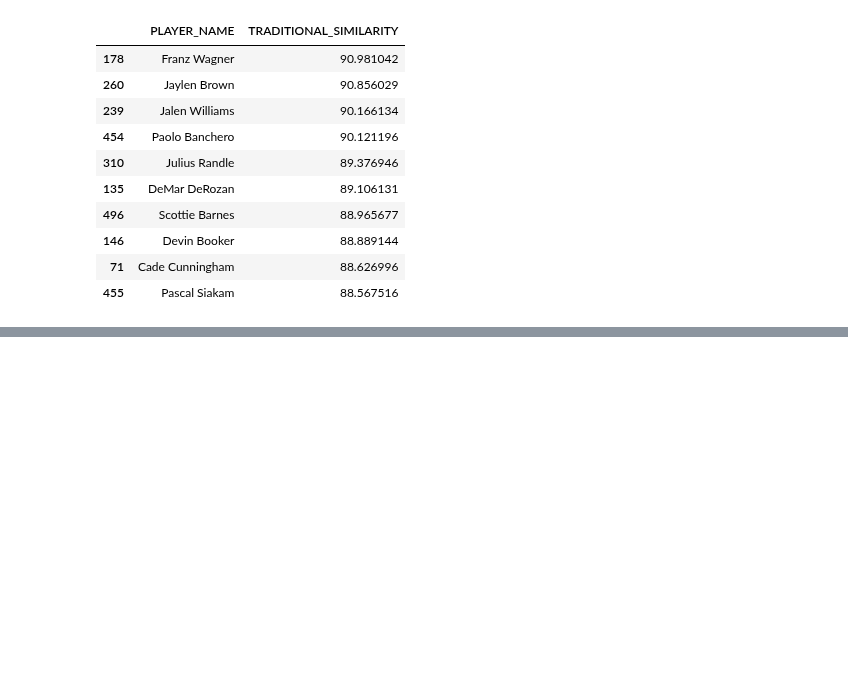
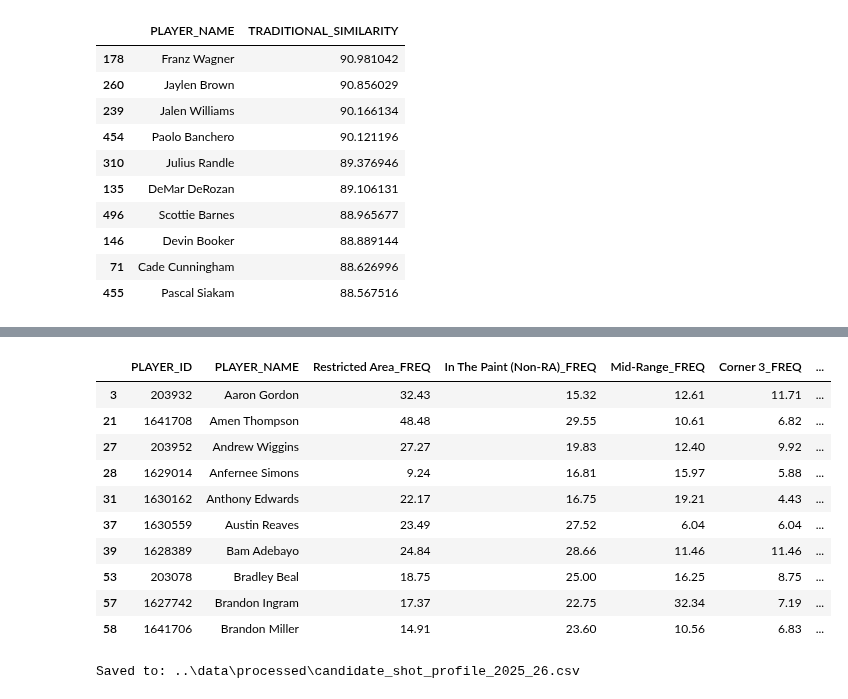
Before and after one commit to bo-aryan/kobe-similarity-analysis, a Jupyter notebook: notebooks/day03_kobe_reference.ipynb, the cells around one changed output, grey strips where cells are left out. Cells and saved outputs as stored; diff of their text form; code cells hidden in the pictures; blank space fills up the shorter version.

```diff
--- a/notebooks/day03_kobe_reference.ipynb
+++ b/notebooks/day03_kobe_reference.ipynb
@@ -656,0 +1265,4 @@ candidate_stats[
+# %%
+print("Shot profile columns:")
+for i, col in enumerate(shot_test_df.columns):
+    print(i, col)
@@ -656,0 +1371,8 @@ candidate_stats[
+# %%
+# Flatten the MultiIndex columns
+test_df.columns = [
+    col[1] if col[0] == "" else f"{col[0]}_{col[1]}"
+    for col in test_df.columns
+]
+
+print(test_df.columns.tolist())
@@ -656,0 +1415,17 @@ candidate_stats[
+# %%
+# Total shots represented by the six non-overlapping zones
+candidate_shots["TOTAL_ZONE_FGA"] = candidate_shots[shot_zone_fga].sum(axis=1)
+
+# Convert each zone into a percentage of the player's shots
+for col in shot_zone_fga:
+    zone_name = col.replace("_FGA", "")
+    candidate_shots[f"{zone_name}_FREQ"] = (
+        candidate_shots[col] / candidate_shots["TOTAL_ZONE_FGA"] * 100
+    )
+
+print(
+    candidate_shots[
+        ["PLAYER_NAME"] +
+        [col.replace("_FGA", "_FREQ") for col in shot_zone_fga]
+    ].head(10).round(2)
+)
@@ -656,0 +1450,38 @@ candidate_stats[
+# %%
+shooting_tendency_columns = [
+    "PLAYER_ID",
+    "PLAYER_NAME",
+    "Restricted Area_FREQ",
+    "In The Paint (Non-RA)_FREQ",
+    "Mid-Range_FREQ",
+    "Corner 3_FREQ",
+    "Above the Break 3_FREQ",
+    "Backcourt_FREQ"
+]
+
+candidate_shot_profile = candidate_shots[shooting_tendency_columns].copy()
+
+candidate_shot_profile.head(10).round(2)
+# %% [output]
+|  | PLAYER_ID | PLAYER_NAME | Restricted Area_FREQ | In The Paint (Non-RA)_FREQ | Mid-Range_FREQ | Corner 3_FREQ | ... |
+| 3 | 203932 | Aaron Gordon | 32.43 | 15.32 | 12.61 | 11.71 | ... |
+| 21 | 1641708 | Amen Thompson | 48.48 | 29.55 | 10.61 | 6.82 | ... |
+| 27 | 203952 | Andrew Wiggins | 27.27 | 19.83 | 12.40 | 9.92 | ... |
+| 28 | 1629014 | Anfernee Simons | 9.24 | 16.81 | 15.97 | 5.88 | ... |
+| 31 | 1630162 | Anthony Edwards | 22.17 | 16.75 | 19.21 | 4.43 | ... |
+| 37 | 1630559 | Austin Reaves | 23.49 | 27.52 | 6.04 | 6.04 | ... |
+| 39 | 1628389 | Bam Adebayo | 24.84 | 28.66 | 11.46 | 11.46 | ... |
+| 53 | 203078 | Bradley Beal | 18.75 | 25.00 | 16.25 | 8.75 | ... |
+| 57 | 1627742 | Brandon Ingram | 17.37 | 22.75 | 32.34 | 7.19 | ... |
+| 58 | 1641706 | Brandon Miller | 14.91 | 23.60 | 10.56 | 6.83 | ... |
+# %%
+from pathlib import Path
+
+output_path = Path("../data/processed/candidate_shot_profile_2025_26.csv")
+output_path.parent.mkdir(parents=True, exist_ok=True)
+
+candidate_shot_profile.to_csv(output_path, index=False)
+
+print(f"Saved to: {output_path}")
+# %% [output]
+Saved to: ..\data\processed\candidate_shot_profile_2025_26.csv
```
Also changed, not shown: parts of 50 cells of this notebook, 2 other files.
